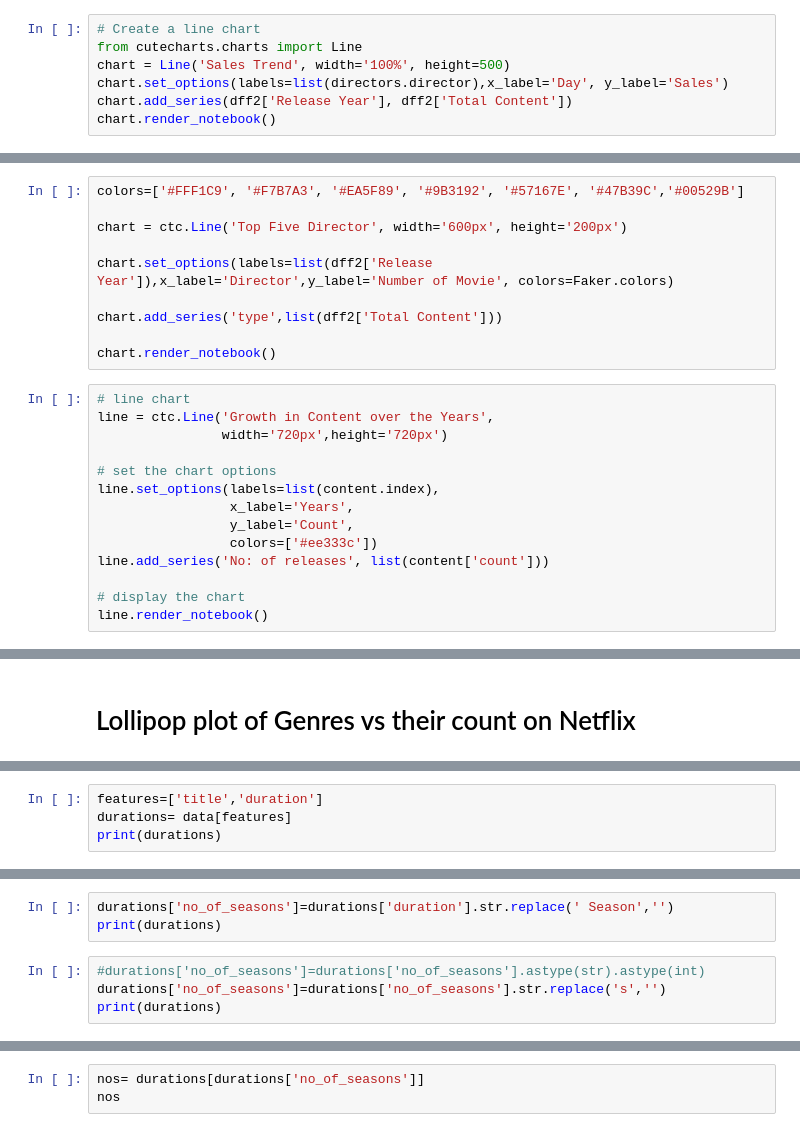
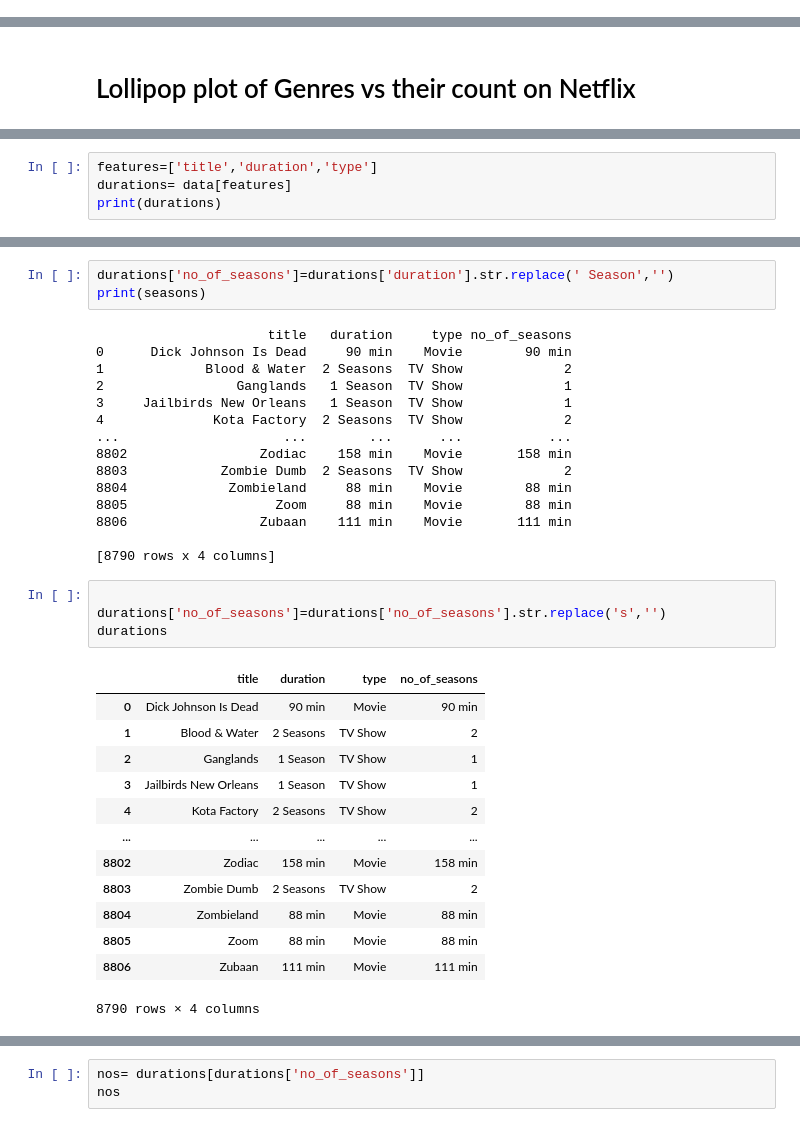
Before and after one commit to pritomsh/netflix-movies-tv-shows-data-analysis, a Jupyter notebook: netflix_data_analysis.ipynb, the cells around one changed output, grey strips where cells are left out. Drawn from its saved outputs; the diff is of its cells as text.

```diff
--- a/netflix_data_analysis.ipynb
+++ b/netflix_data_analysis.ipynb
@@ -432,9 +304,2 @@ chart.render_notebook()
 # %% [output]
 <cutecharts.render.engine.HTML at 0x...>
-# %%
-# Create a line chart
-from cutecharts.charts import Line
-chart = Line('Sales Trend', width='100%', height=500)
-chart.set_options(labels=list(directors.director),x_label='Day', y_label='Sales')
-chart.add_series(dff2['Release Year'], dff2['Total Content'])
-chart.render_notebook()
@@ -443,24 +305,0 @@ TypeError: Object of type Series is not JSON serializable
-# %%
-colors=['#FFF1C9', '#F7B7A3', '#EA5F89', '#9B3192', '#57167E', '#47B39C','#00529B']
-
-chart = ctc.Line('Top Five Director', width='600px', height='200px')
-
-chart.set_options(labels=list(dff2['Release Year']),x_label='Director',y_label='Number of Movie', colors=Faker.colors)
-
-chart.add_series('type',list(dff2['Total Content']))
-
-chart.render_notebook()
-# %%
-# line chart
-line = ctc.Line('Growth in Content over the Years',
-                width='720px',height='720px')
-
-# set the chart options
-line.set_options(labels=list(content.index),
-                 x_label='Years',
-                 y_label='Count',
-                 colors=['#ee333c'])
-line.add_series('No: of releases', list(content['count']))
-
-# display the chart
-line.render_notebook()
@@ -501,4 +344,4 @@ warnings.filterwarnings('ignore')
 # %%
-features=['title','duration']
+features=['title','duration','type']
 durations= data[features]
 print(durations)
@@ -505,7 +363,36 @@ print(durations)
 # %%
 durations['no_of_seasons']=durations['duration'].str.replace(' Season','')
-print(durations)
+print(seasons)
+# %% [output]
+                      title   duration     type no_of_seasons
+0      Dick Johnson Is Dead     90 min    Movie        90 min
+1             Blood & Water  2 Seasons  TV Show             2
+2                 Ganglands   1 Season  TV Show             1
+3     Jailbirds New Orleans   1 Season  TV Show             1
+4              Kota Factory  2 Seasons  TV Show             2
+...                     ...        ...      ...           ...
+8802                 Zodiac    158 min    Movie       158 min
+8803            Zombie Dumb  2 Seasons  TV Show             2
+8804             Zombieland     88 min    Movie        88 min
+8805                   Zoom     88 min    Movie        88 min
+8806                 Zubaan    111 min    Movie       111 min
+
+[8790 rows x 4 columns]
 # %%
-#durations['no_of_seasons']=durations['no_of_seasons'].astype(str).astype(int)
+
 durations['no_of_seasons']=durations['no_of_seasons'].str.replace('s','')
-print(durations)
+durations
+# %% [output]
+|  | title | duration | type | no_of_seasons |
+| 0 | Dick Johnson Is Dead | 90 min | Movie | 90 min |
+| 1 | Blood & Water | 2 Seasons | TV Show | 2 |
+| 2 | Ganglands | 1 Season | TV Show | 1 |
+| 3 | Jailbirds New Orleans | 1 Season | TV Show | 1 |
+| 4 | Kota Factory | 2 Seasons | TV Show | 2 |
+| ... | ... | ... | ... | ... |
+| 8802 | Zodiac | 158 min | Movie | 158 min |
+| 8803 | Zombie Dumb | 2 Seasons | TV Show | 2 |
+| 8804 | Zombieland | 88 min | Movie | 88 min |
+| 8805 | Zoom | 88 min | Movie | 88 min |
+| 8806 | Zubaan | 111 min | Movie | 111 min |
+8790 rows × 4 columns
```
Also changed, not shown: parts of 59 cells of this notebook, 6 other files.
